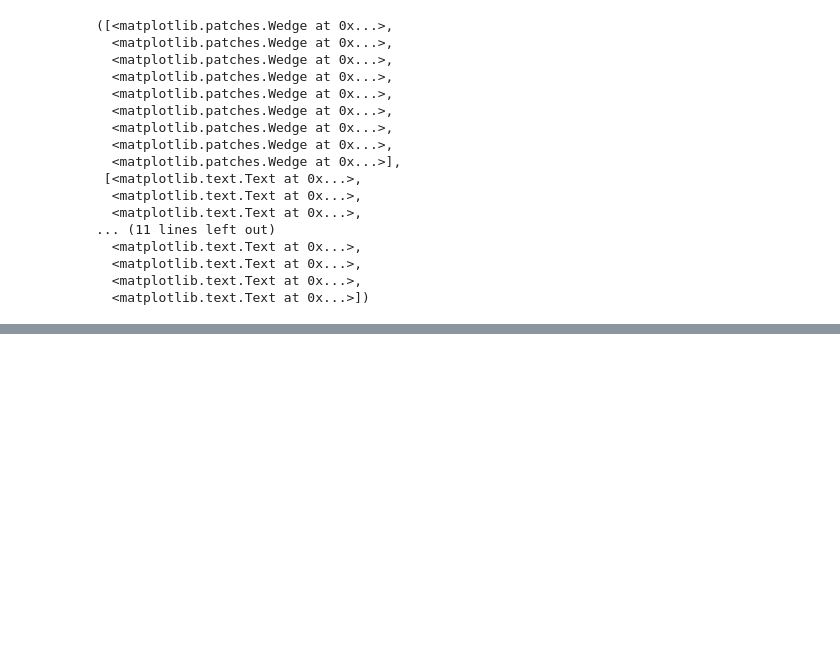
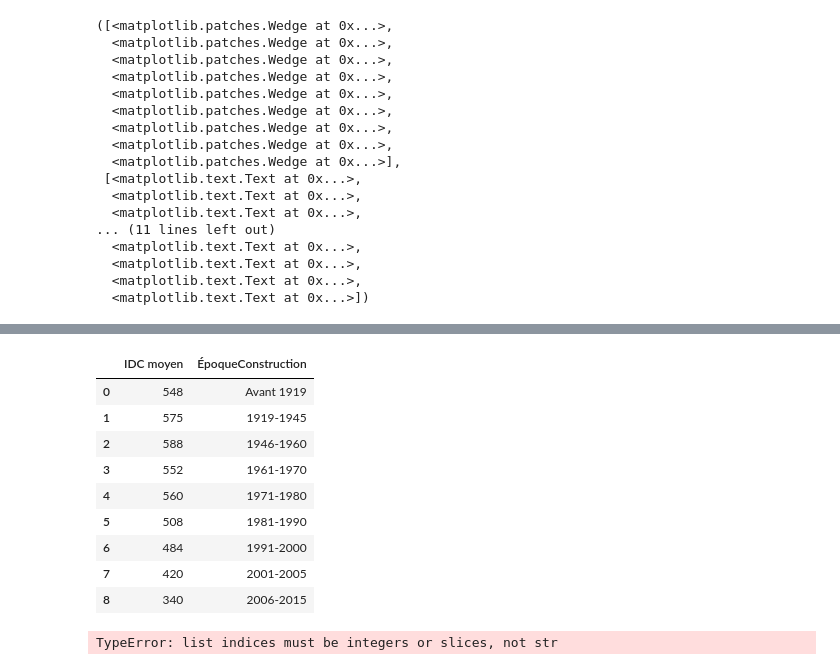
Before and after one commit to rversi/energy-data-swis, a Jupyter notebook: SCRIPT_PYTHON/AGENT_ENERGETIQUE_NOMBRE_BATIMENT.ipynb, the cells around one changed output, grey strips where cells are left out. Saved outputs shown, nothing was run; the diff lists cells and outputs as text; code cells hidden in the pictures; blank space fills up the shorter version.

```diff
--- a/SCRIPT_PYTHON/AGENT_ENERGETIQUE_NOMBRE_BATIMENT.ipynb
+++ b/SCRIPT_PYTHON/AGENT_ENERGETIQUE_NOMBRE_BATIMENT.ipynb
@@ -128,0 +135,26 @@ Name: Nombre de bâtiments, dtype: float64
+# %%
+ep = df['Époque de construction'].unique().tolist()
+idc = [548, 575, 588, 552, 560, 508, 484, 420, 340]
+Idc = pd.DataFrame({'ÉpoqueConstruction': ep, 'IDC moyen': idc})
+Idc
+# %% [output]
+|  | IDC moyen | ÉpoqueConstruction |
+| 0 | 548 | Avant 1919 |
+| 1 | 575 | 1919-1945 |
+| 2 | 588 | 1946-1960 |
+| 3 | 552 | 1961-1970 |
+| 4 | 560 | 1971-1980 |
+| 5 | 508 | 1981-1990 |
+| 6 | 484 | 1991-2000 |
+| 7 | 420 | 2001-2005 |
+| 8 | 340 | 2006-2015 |
+# %%
+tot=df[(df['Zone géographique']!='Suisse')&(df['Année']==2015)].groupby('Zone géographique').sum()['Nombre de bâtiments']
+x=[]
+for i in df['Époque de construction'].unique():
+    dff = df[(df['Époque de construction']==i)&(df['Zone géographique']!='Suisse')&(df['Année']==2015)].groupby(['Zone géographique'])['Nombre de bâtiments'].sum()
+    x[i] = {sum(Idc[Idc['ÉpoqueConstruction']==i]['IDC moyen']):dff/tot}
+
+x
+# %% [output]
+TypeError: list indices must be integers or slices, not str
```
Also changed, not shown: parts of 21 cells of this notebook, 38 other files.
